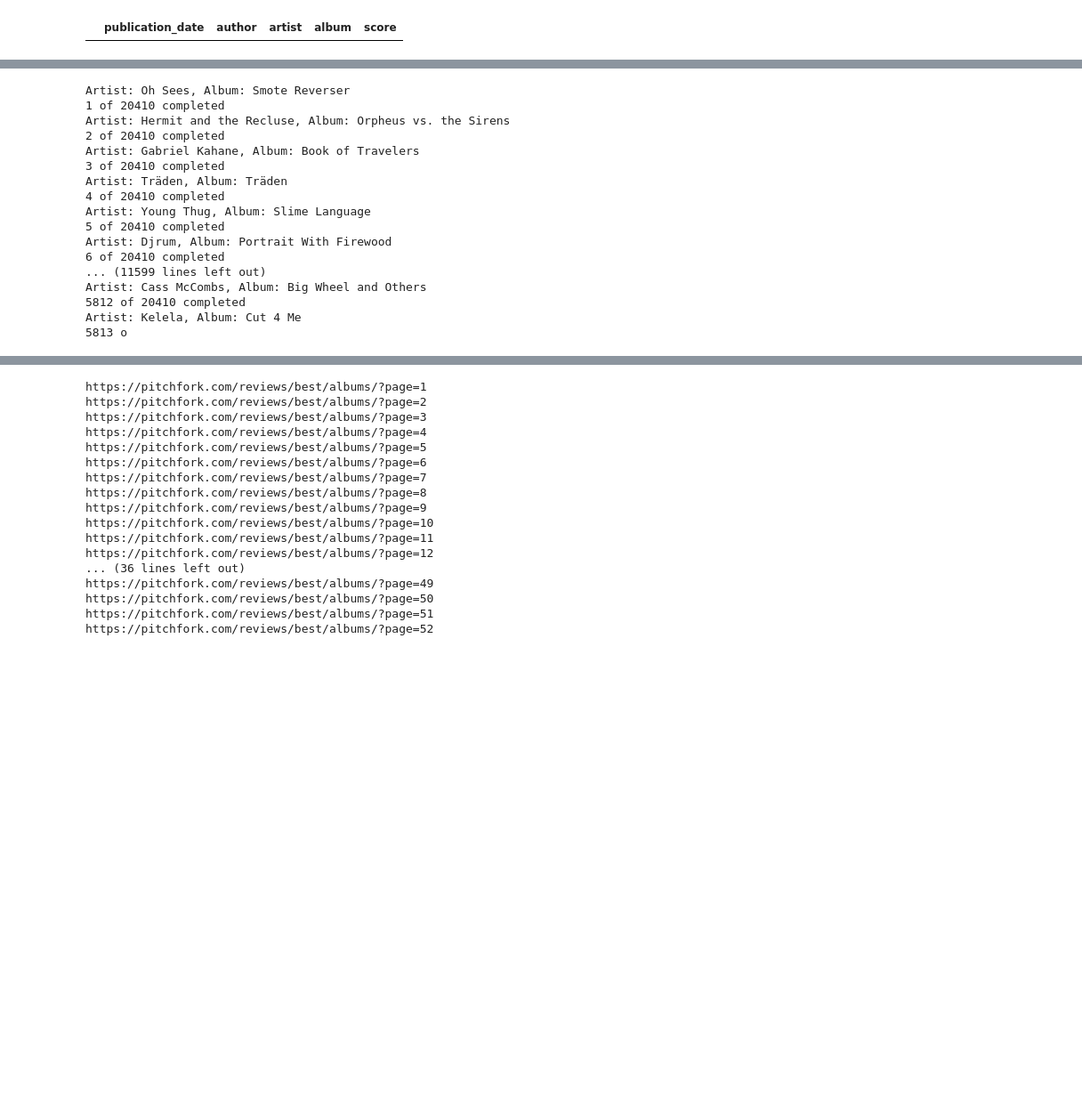
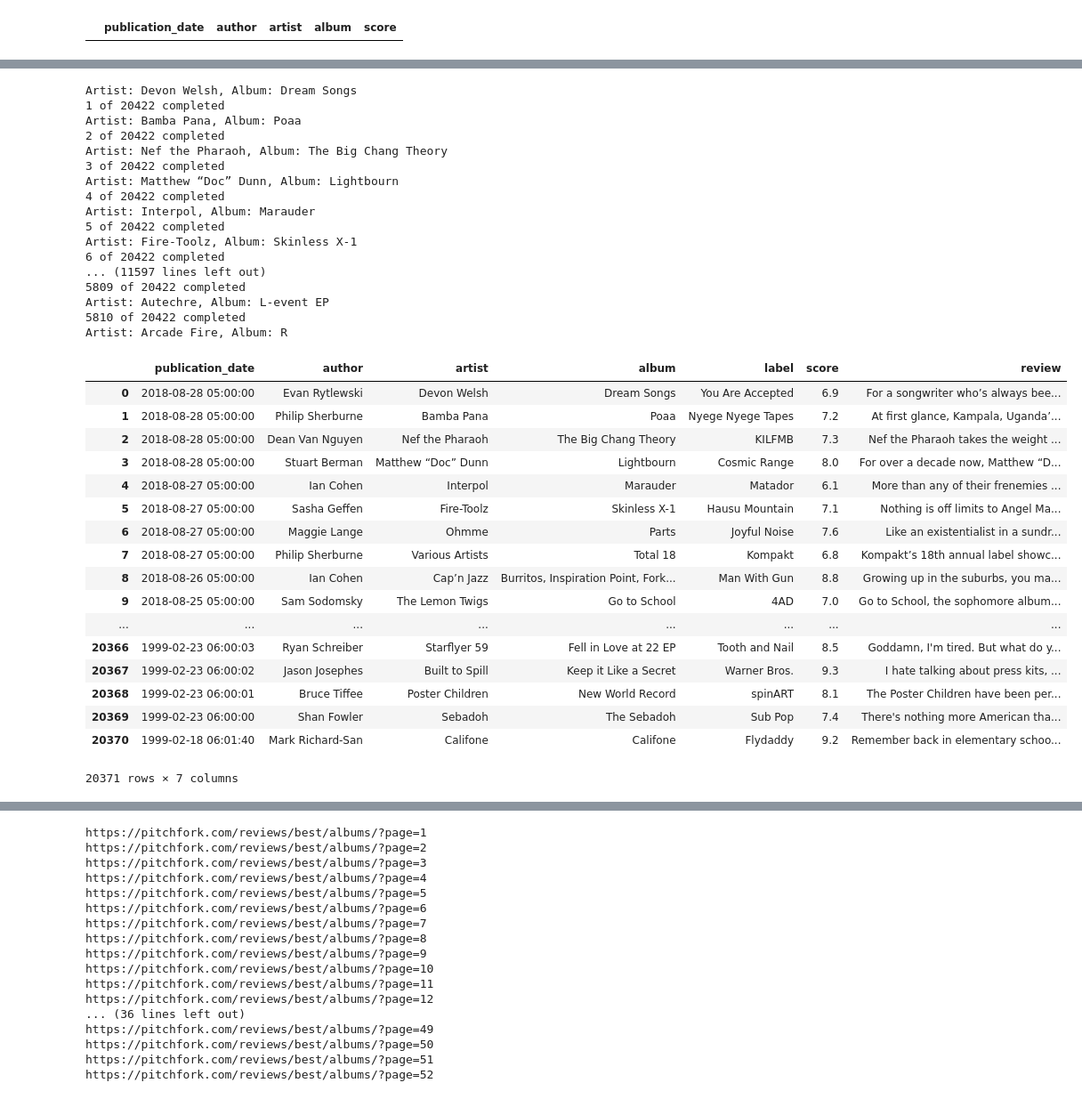
Before and after one commit to mjtat/pitchfork_data_analysis, a Jupyter notebook: notebooks/PitchFork Scraping.ipynb, the cells around one changed output, grey strips where cells are left out. Shown at 89% size. Drawn from its saved outputs; the diff is of its cells as text; code cells hidden in the pictures; blank space fills up the shorter version.

```diff
--- a/notebooks/PitchFork Scraping.ipynb
+++ b/notebooks/PitchFork Scraping.ipynb
@@ -28,6 +28,7 @@ def generate_artist_album_data(url_list):
     album_list = []
     link_list = []
     author_list = []
+    label_list = []
     score_list = []
     text_list = []
     pub_date = []
@@ -57,7 +58,7 @@ def generate_artist_album_data(url_list):
 
 def get_album_data(urls):
 
-    album_df = pd.DataFrame({'publication_date': [], 'author': [], 'artist':[], 'album': [], 'score':[], 'review': []})
+    album_df = pd.DataFrame({'publication_date': [], 'author': [], 'artist':[], 'album': [],'label': [], 'score':[], 'review': []})
 
     counter = 1
     for url in urls:
@@ -94,9 +95,20 @@ def get_album_data(urls):
             key = [i for i in score][0]
             score = score[key]['tombstone']['albums'][0]['rating']['rating']
 
+            # Get labels
+            x=soup.findAll(['script'])
+            x=x[8].text
+            x = x.split("window.App=", 1)[1].rstrip(';')
+            x = json.loads(x)
+            key = list(x['context']['dispatcher']['stores']['ReviewsStore']['items'].keys())[0]
+            label_name =x['context']['dispatcher']['stores']['ReviewsStore']['items'][key]['tombstone']['albums'][0]['album']['labels'][0]['name']
+            label_name = label_name.replace('&amp;', 'and')
+            label_name = label_name.replace('&quot;', '')
+            label_name = label_name.replace('-&gt;', '')
+
             print('Artist: {}, Album: {}'.format(artist,album))
 
-            df_to_append = pd.DataFrame({'publication_date':[ publication_date], 'author': [author], 'artist':[artist], 'album': [album], 'score':[score], 'review': [review[0].text]})
+            df_to_append = pd.DataFrame({'publication_date':[publication_date], 'author': [author], 'artist': [artist], 'album': [album], 'label': [label_name], 'score':[score], 'review': [review[0].text]})
 
             album_df = album_df.append(df_to_append, ignore_index=True)
             print('{} of {} completed'.format(counter,len(urls)))
@@ -248,7 +260,7 @@ pd.DataFrame({'publication_date': [], 'author': [], 'artist':[], 'album': [], 's
 # %% [output]
 |  | publication_date | author | artist | album | score |
 # %%
-url_list = generate_urls('https://pitchfork.com/reviews/albums/?page=', 1703)
+url_list = generate_urls('https://pitchfork.com/reviews/albums/?page=', 1706)
 # %%
 urls = generate_artist_album_data(url_list)
 # %% [output]
@@ -272,20 +284,20 @@ Retrieving https://pitchfork.com/reviews/albums/?page=1702. 1702 of 1702 retriev
 # %%
 album_df = get_album_data(urls)
 # %% [output]
-Artist: Oh Sees, Album: Smote Reverser
-1 of 20410 completed
-Artist: Hermit and the Recluse, Album: Orpheus vs. the Sirens
-2 of 20410 completed
-Artist: Gabriel Kahane, Album: Book of Travelers
-3 of 20410 completed
-Artist: Träden, Album: Träden
-4 of 20410 completed
-Artist: Young Thug, Album: Slime Language
-5 of 20410 completed
-Artist: Djrum, Album: Portrait With Firewood
-6 of 20410 completed
-... (11599 lines left out)
-Artist: Cass McCombs, Album: Big Wheel and Others
-5812 of 20410 completed
-Artist: Kelela, Album: Cut 4 Me
-5813 o
+Artist: Devon Welsh, Album: Dream Songs
+1 of 20422 completed
+Artist: Bamba Pana, Album: Poaa
+2 of 20422 completed
+Artist: Nef the Pharaoh, Album: The Big Chang Theory
+3 of 20422 completed
+Artist: Matthew “Doc” Dunn, Album: Lightbourn
+4 of 20422 completed
+Artist: Interpol, Album: Marauder
+5 of 20422 completed
+Artist: Fire-Toolz, Album: Skinless X-1
+6 of 20422 completed
+... (11597 lines left out)
+5809 of 20422 completed
+Artist: Autechre, Album: L-event EP
+5810 of 20422 completed
+Artist: Arcade Fire, Album: R
@@ -293,0 +304,21 @@ album_df.to_csv('pitchfork_reviews.csv')
+# %%
+album_df
+# %% [output]
+|  | publication_date | author | artist | album | label | score | review |
+| 0 | 2018-08-28 05:00:00 | Evan Rytlewski | Devon Welsh | Dream Songs | You Are Accepted | 6.9 | For a songwriter who’s always bee... |
+| 1 | 2018-08-28 05:00:00 | Philip Sherburne | Bamba Pana | Poaa | Nyege Nyege Tapes | 7.2 | At first glance, Kampala, Uganda’... |
+| 2 | 2018-08-28 05:00:00 | Dean Van Nguyen | Nef the Pharaoh | The Big Chang Theory | KILFMB | 7.3 | Nef the Pharaoh takes the weight ... |
+| 3 | 2018-08-28 05:00:00 | Stuart Berman | Matthew “Doc” Dunn | Lightbourn | Cosmic Range | 8.0 | For over a decade now, Matthew “D... |
+| 4 | 2018-08-27 05:00:00 | Ian Cohen | Interpol | Marauder | Matador | 6.1 | More than any of their frenemies ... |
+| 5 | 2018-08-27 05:00:00 | Sasha Geffen | Fire-Toolz | Skinless X-1 | Hausu Mountain | 7.1 | Nothing is off limits to Angel Ma... |
+| 6 | 2018-08-27 05:00:00 | Maggie Lange | Ohmme | Parts | Joyful Noise | 7.6 | Like an existentialist in a sundr... |
+| 7 | 2018-08-27 05:00:00 | Philip Sherburne | Various Artists | Total 18 | Kompakt | 6.8 | Kompakt’s 18th annual label showc... |
+| 8 | 2018-08-26 05:00:00 | Ian Cohen | Cap’n Jazz | Burritos, Inspiration Point, Fork... | Man With Gun | 8.8 | Growing up in the suburbs, you ma... |
+| 9 | 2018-08-25 05:00:00 | Sam Sodomsky | The Lemon Twigs | Go to School | 4AD | 7.0 | Go to School, the sophomore album... |
+| ... | ... | ... | ... | ... | ... | ... | ... |
+| 20366 | 1999-02-23 06:00:03 | Ryan Schreiber | Starflyer 59 | Fell in Love at 22 EP | Tooth and Nail | 8.5 | Goddamn, I'm tired. But what do y... |
+| 20367 | 1999-02-23 06:00:02 | Jason Josephes | Built to Spill | Keep it Like a Secret | Warner Bros. | 9.3 | I hate talking about press kits, ... |
+| 20368 | 1999-02-23 06:00:01 | Bruce Tiffee | Poster Children | New World Record | spinART | 8.1 | The Poster Children have been per... |
+| 20369 | 1999-02-23 06:00:00 | Shan Fowler | Sebadoh | The Sebadoh | Sub Pop | 7.4 | There's nothing more American tha... |
+| 20370 | 1999-02-18 06:01:40 | Mark Richard-San | Califone | Califone | Flydaddy | 9.2 | Remember back in elementary schoo... |
+20371 rows × 7 columns
```
Also changed, not shown: parts of 12 cells of this notebook, 4 other files.
